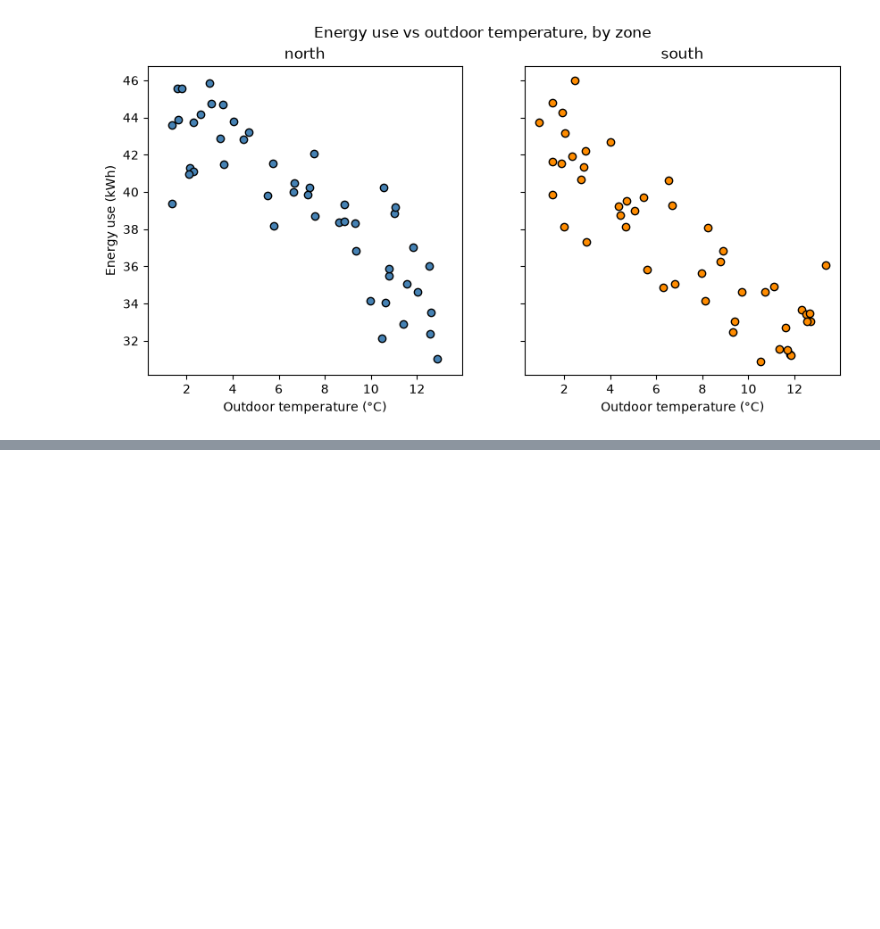
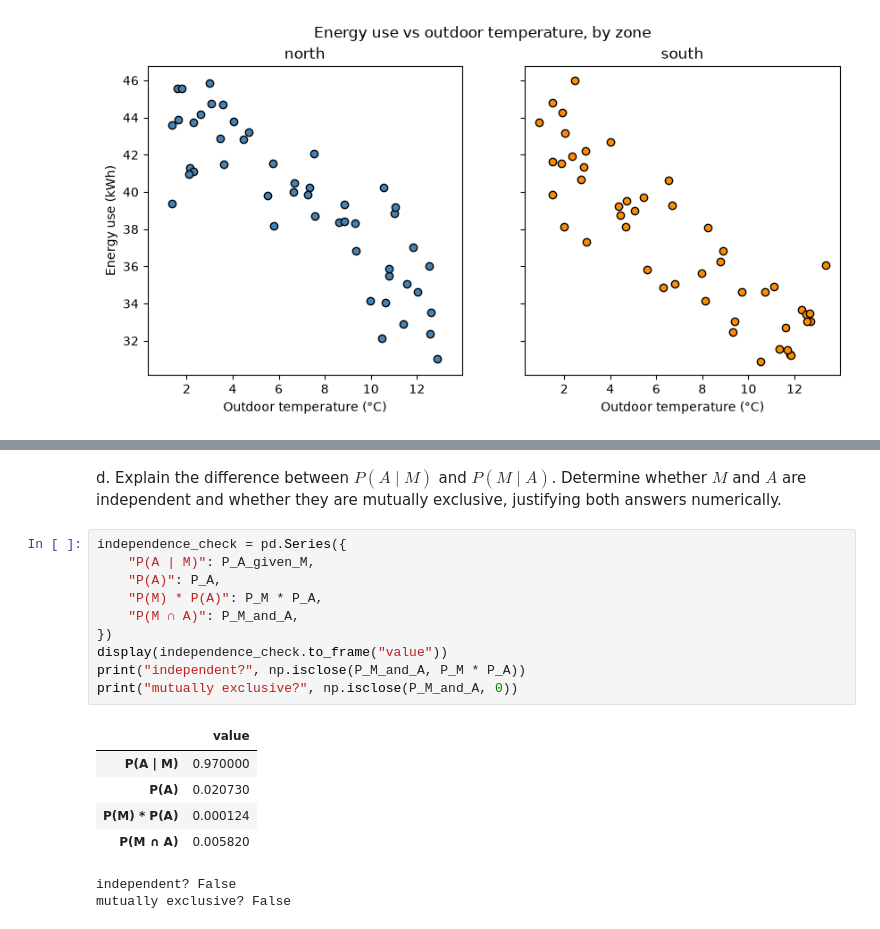
Before and after one commit to sebinko/STA1_26, a Jupyter notebook: Assignment1/assignment_1.ipynb, the cells around one changed output, grey strips where cells are left out. Drawn from its saved outputs; the diff is of its cells as text; blank space fills up the shorter version.

```diff
--- a/Assignment1/assignment_1.ipynb
+++ b/Assignment1/assignment_1.ipynb
@@ -251,0 +352,20 @@ Conclusion. Indoor temperature is tightly controlled in both zones (sd around ha
+# %% [markdown]
+d. Explain the difference between $P(A \mid M)$ and $P(M \mid A)$. Determine whether $M$ and $A$ are independent and whether they are mutually exclusive, justifying both answers numerically.
+# %%
+independence_check = pd.Series({
+    "P(A | M)": P_A_given_M,
+    "P(A)": P_A,
+    "P(M) * P(A)": P_M * P_A,
+    "P(M ∩ A)": P_M_and_A,
+})
+display(independence_check.to_frame("value"))
+print("independent?", np.isclose(P_M_and_A, P_M * P_A))
+print("mutually exclusive?", np.isclose(P_M_and_A, 0))
+# %% [output]
+|  | value |
+| P(A | M) | 0.970000 |
+| P(A) | 0.020730 |
+| P(M) * P(A) | 0.000124 |
+| P(M ∩ A) | 0.005820 |
+independent? False
+mutually exclusive? False
```
Also changed, not shown: parts of 17 cells of this notebook.
